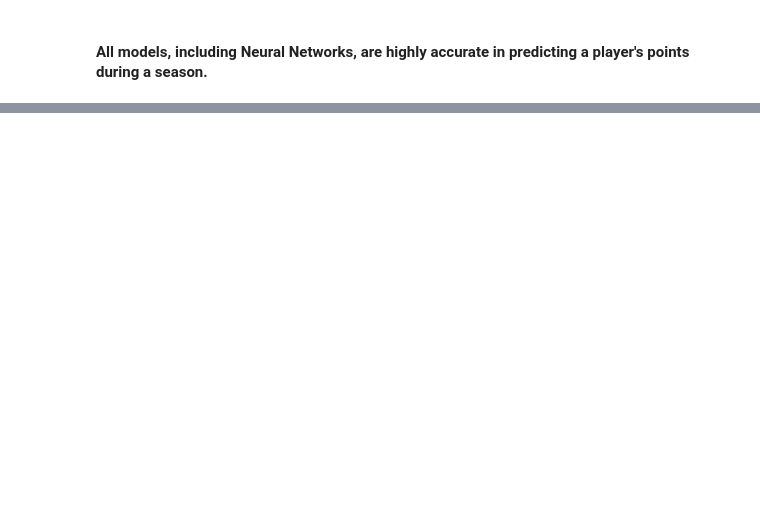
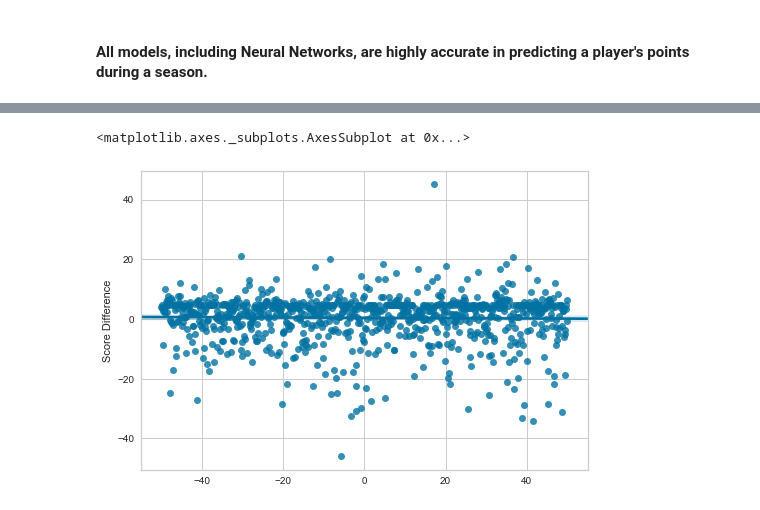
Before and after one commit to knwright/Hard_Refresh, a Jupyter notebook: NHL_Performance_Predictions.ipynb, the cells around one changed output, grey strips where cells are left out. Cells and saved outputs as stored; diff of their text form; code cells hidden in the pictures; blank space fills up the shorter version.

```diff
--- a/NHL_Performance_Predictions.ipynb
+++ b/NHL_Performance_Predictions.ipynb
@@ -1058,0 +1142,7 @@ nn
+# %%
+# Read in 2016 data only to test our model
+
+df = pd.read_csv('player_data/2016c.csv')
+df.head(5)
+cleandf = df[['EV', 'PP', 'SH']]
+cleandf.head(5)
@@ -1058,0 +1156,17 @@ nn
+# %%
+# Loop through each row in the 2016 data and predict points for each
+# Create a dataframe which includes the predicted points, actual points and
+# the difference between predicted and actual point.
+
+X = cleandf
+y = df['PTS']
+
+for index, row in X.iterrows():
+    X_predict = sc.transform(X)
+    y_predict = model.predict(X_predict)
+    y_predict
+
+comparison = pd.DataFrame({'Predicted Scores':y_predict, 'Actual Scores':y})
+comparison.head(5)
+comparison['Score Difference'] = y_predict - y
+comparison.head(20)
@@ -1058,0 +1191,11 @@ nn
+# %%
+# Plot the point differences on a regression scatter plot that shows linear regression line
+# and 95% confidence interval for the regression line
+
+x = np.linspace(-50, 50, 898)
+y = comparison['Score Difference']
+
+sns.regplot(x,y)
+# %% [output]
+<matplotlib.axes._subplots.AxesSubplot at 0x...>
+[figure, added]
```
Also changed, not shown: parts of 16 cells of this notebook.
